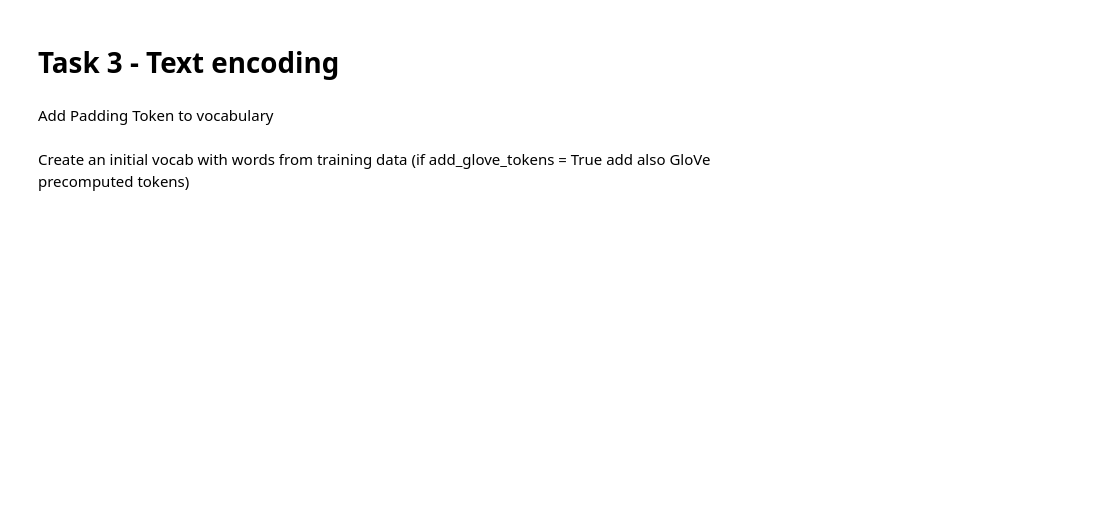
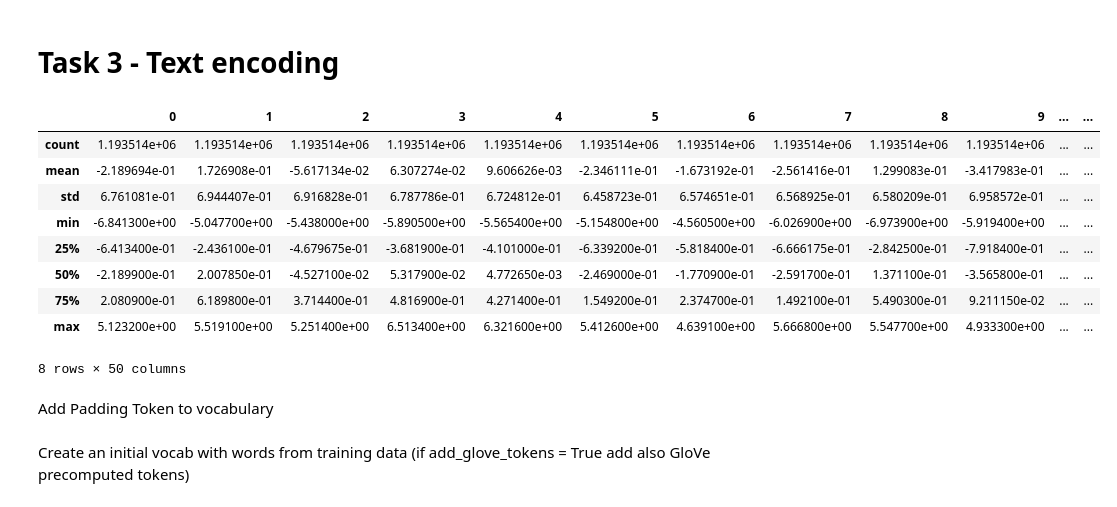
Before and after one commit to SangioAI/NLP_Assignments, a Jupyter notebook: assignment1.ipynb, the cells around one changed output. Saved outputs shown, nothing was run; the diff lists cells and outputs as text; code cells hidden in the pictures; blank space fills up the shorter version.

```diff
--- a/assignment1.ipynb
+++ b/assignment1.ipynb
@@ -492,11 +476,13 @@ def load_embedding_model(model_type: str,
         - pre-trained word embedding model (gensim KeyedVectors object)
     """
     download_path = ""
+    # https://github.com/piskvorky/gensim-data?tab=readme-ov-file#datasets
     if model_type.strip().lower() == 'word2vec':
         download_path = "word2vec-google-news-300"
-
     elif model_type.strip().lower() == 'glove':
         download_path = "glove-wiki-gigaword-{}".format(embedding_dimension)
+    elif model_type.strip().lower() == 'glove-twitter':
+        download_path = "glove-twitter-{}".format(embedding_dimension)
     elif model_type.strip().lower() == 'fasttext':
         download_path = "fasttext-wiki-news-subwords-300"
     else:
@@ -508,8 +494,26 @@ def load_embedding_model(model_type: str,
         print("Invalid embedding model name! Check the embedding dimension:")
         print("Word2Vec: 300")
         print("Glove: 50, 100, 200, 300")
+        print("Glove-twitter: 25, 50, 100, 200")
         print('FastText: 300')
         raise e
 
     return emb_model
+# %%
+embedding_model = load_embedding_model(model_type="glove-twitter",
+                                       embedding_dimension=EMB_DIM)
+# %%
+df_embed = pd.DataFrame(data=embedding_model.vectors)
+df_embed.describe()
+# %% [output]
+|  | 0 | 1 | 2 | 3 | 4 | 5 | 6 | 7 | 8 | 9 | ... | ... |
+| count | 1.193514e+06 | 1.193514e+06 | 1.193514e+06 | 1.193514e+06 | 1.193514e+06 | 1.193514e+06 | 1.193514e+06 | 1.193514e+06 | 1.193514e+06 | 1.193514e+06 | ... | ... |
+| mean | -2.189694e-01 | 1.726908e-01 | -5.617134e-02 | 6.307274e-02 | 9.606626e-03 | -2.346111e-01 | -1.673192e-01 | -2.561416e-01 | 1.299083e-01 | -3.417983e-01 | ... | ... |
+| std | 6.761081e-01 | 6.944407e-01 | 6.916828e-01 | 6.787786e-01 | 6.724812e-01 | 6.458723e-01 | 6.574651e-01 | 6.568925e-01 | 6.580209e-01 | 6.958572e-01 | ... | ... |
+| min | -6.841300e+00 | -5.047700e+00 | -5.438000e+00 | -5.890500e+00 | -5.565400e+00 | -5.154800e+00 | -4.560500e+00 | -6.026900e+00 | -6.973900e+00 | -5.919400e+00 | ... | ... |
+| 25% | -6.413400e-01 | -2.436100e-01 | -4.679675e-01 | -3.681900e-01 | -4.101000e-01 | -6.339200e-01 | -5.818400e-01 | -6.666175e-01 | -2.842500e-01 | -7.918400e-01 | ... | ... |
+| 50% | -2.189900e-01 | 2.007850e-01 | -4.527100e-02 | 5.317900e-02 | 4.772650e-03 | -2.469000e-01 | -1.770900e-01 | -2.591700e-01 | 1.371100e-01 | -3.565800e-01 | ... | ... |
+| 75% | 2.080900e-01 | 6.189800e-01 | 3.714400e-01 | 4.816900e-01 | 4.271400e-01 | 1.549200e-01 | 2.374700e-01 | 1.492100e-01 | 5.490300e-01 | 9.211150e-02 | ... | ... |
+| max | 5.123200e+00 | 5.519100e+00 | 5.251400e+00 | 6.513400e+00 | 6.321600e+00 | 5.412600e+00 | 4.639100e+00 | 5.666800e+00 | 5.547700e+00 | 4.933300e+00 | ... | ... |
+8 rows × 50 columns
 # %%
```
Also changed, not shown: parts of 46 cells of this notebook, 3 other files.
